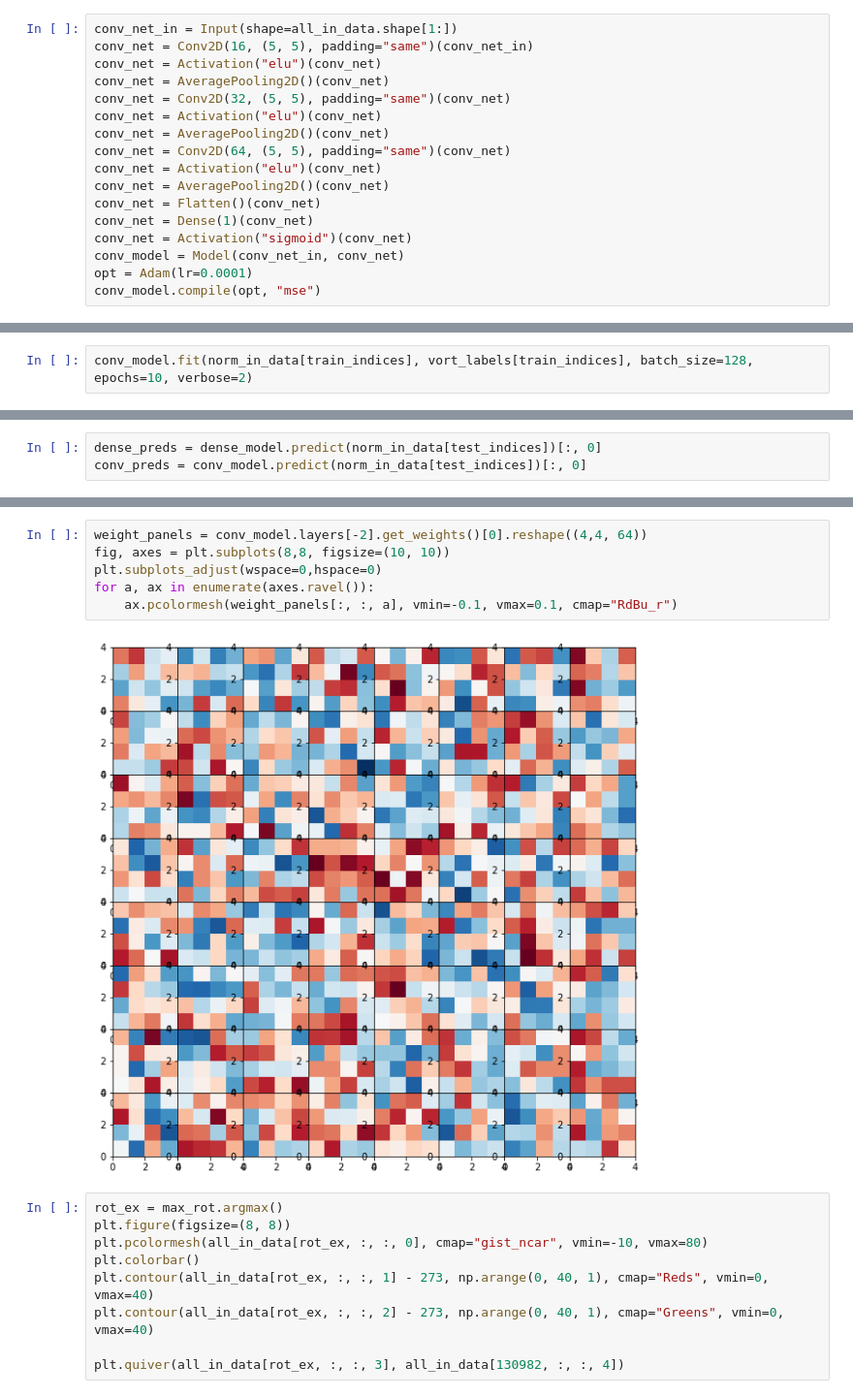
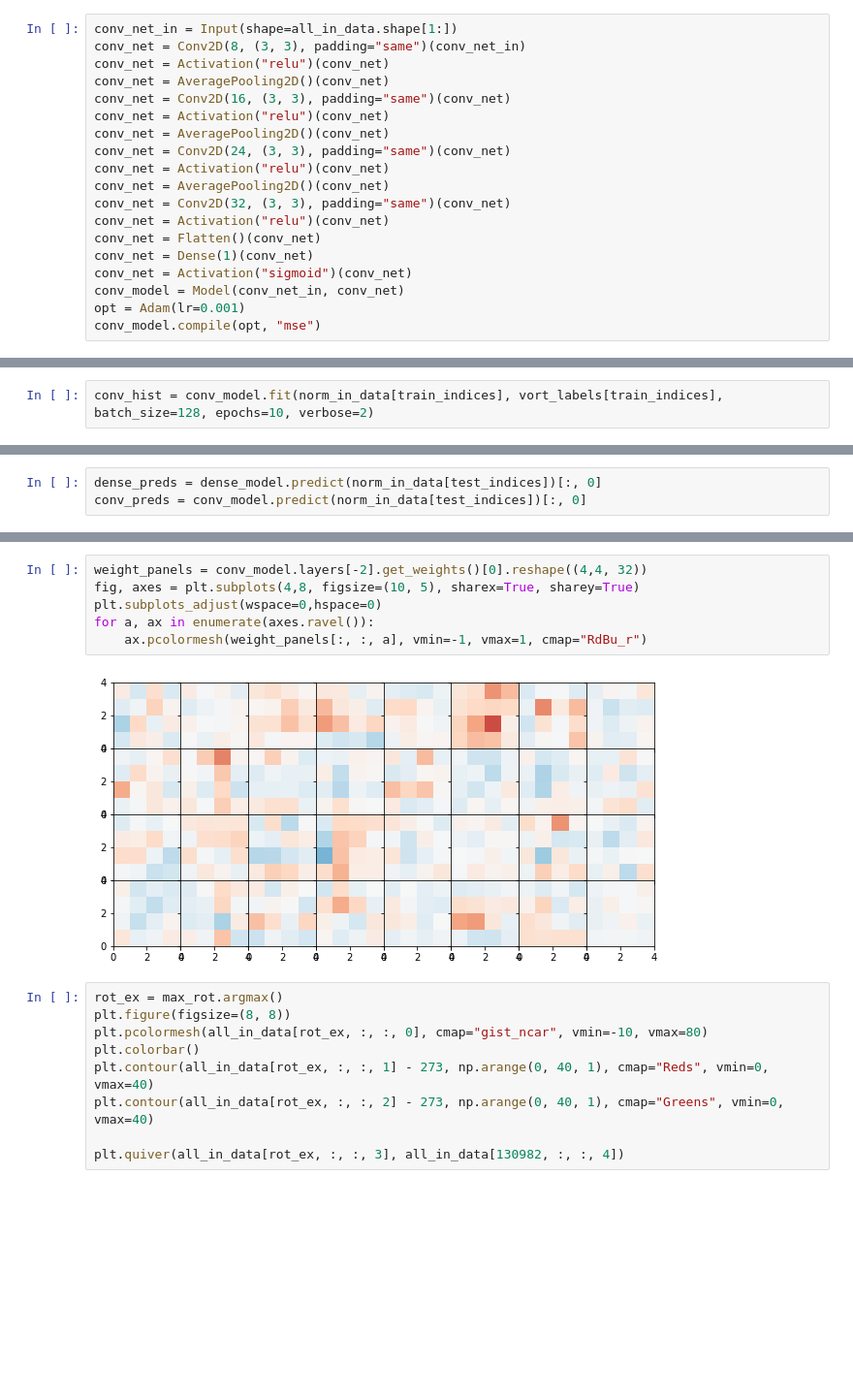
Before and after one commit to djgagne/swirlnet, a Jupyter notebook: notebooks/deep_swirl_tutorial.ipynb, the cells around one changed output, grey strips where cells are left out. Shown at 97% size. Drawn from its saved outputs; the diff is of its cells as text; blank space fills up the shorter version.

```diff
--- a/notebooks/deep_swirl_tutorial.ipynb
+++ b/notebooks/deep_swirl_tutorial.ipynb
@@ -301,19 +329,21 @@ Epoch 10/10
 # %%
 conv_net_in = Input(shape=all_in_data.shape[1:])
-conv_net = Conv2D(16, (5, 5), padding="same")(conv_net_in)
-conv_net = Activation("elu")(conv_net)
+conv_net = Conv2D(8, (3, 3), padding="same")(conv_net_in)
+conv_net = Activation("relu")(conv_net)
 conv_net = AveragePooling2D()(conv_net)
-conv_net = Conv2D(32, (5, 5), padding="same")(conv_net)
-conv_net = Activation("elu")(conv_net)
+conv_net = Conv2D(16, (3, 3), padding="same")(conv_net)
+conv_net = Activation("relu")(conv_net)
 conv_net = AveragePooling2D()(conv_net)
-conv_net = Conv2D(64, (5, 5), padding="same")(conv_net)
-conv_net = Activation("elu")(conv_net)
+conv_net = Conv2D(24, (3, 3), padding="same")(conv_net)
+conv_net = Activation("relu")(conv_net)
 conv_net = AveragePooling2D()(conv_net)
+conv_net = Conv2D(32, (3, 3), padding="same")(conv_net)
+conv_net = Activation("relu")(conv_net)
 conv_net = Flatten()(conv_net)
 conv_net = Dense(1)(conv_net)
 conv_net = Activation("sigmoid")(conv_net)
 conv_model = Model(conv_net_in, conv_net)
-opt = Adam(lr=0.0001)
+opt = Adam(lr=0.001)
 conv_model.compile(opt, "mse")
 # %%
 conv_model.summary()
@@ -340,6 +370,6 @@ SVG(model_to_dot(conv_model, show_shapes=True, show_layer_names=False,rankdir="T
 # %% [output]
 [drawing not drawn]
 # %%
-conv_model.fit(norm_in_data[train_indices], vort_labels[train_indices], batch_size=128, epochs=10, verbose=2)
+conv_hist = conv_model.fit(norm_in_data[train_indices], vort_labels[train_indices], batch_size=128, epochs=10, verbose=2)
 # %% [output]
 Epoch 1/10
@@ -428,11 +537,11 @@ plt.quiver(input_img_data[0, :, :, 3], input_img_data[0, :, :, 4])
 # %%
-weight_panels = conv_model.layers[-2].get_weights()[0].reshape((4,4, 64))
-fig, axes = plt.subplots(8,8, figsize=(10, 10))
+weight_panels = conv_model.layers[-2].get_weights()[0].reshape((4,4, 32))
+fig, axes = plt.subplots(4,8, figsize=(10, 5), sharex=True, sharey=True)
 plt.subplots_adjust(wspace=0,hspace=0)
 for a, ax in enumerate(axes.ravel()):
-    ax.pcolormesh(weight_panels[:, :, a], vmin=-0.1, vmax=0.1, cmap="RdBu_r")
+    ax.pcolormesh(weight_panels[:, :, a], vmin=-1, vmax=1, cmap="RdBu_r")
 # %% [output]
-[figure, old version]
+[figure, new version]
 # %%
 rot_ex = max_rot.argmax()
 plt.figure(figsize=(8, 8))
```
Also changed, not shown: parts of 19 cells of this notebook.
